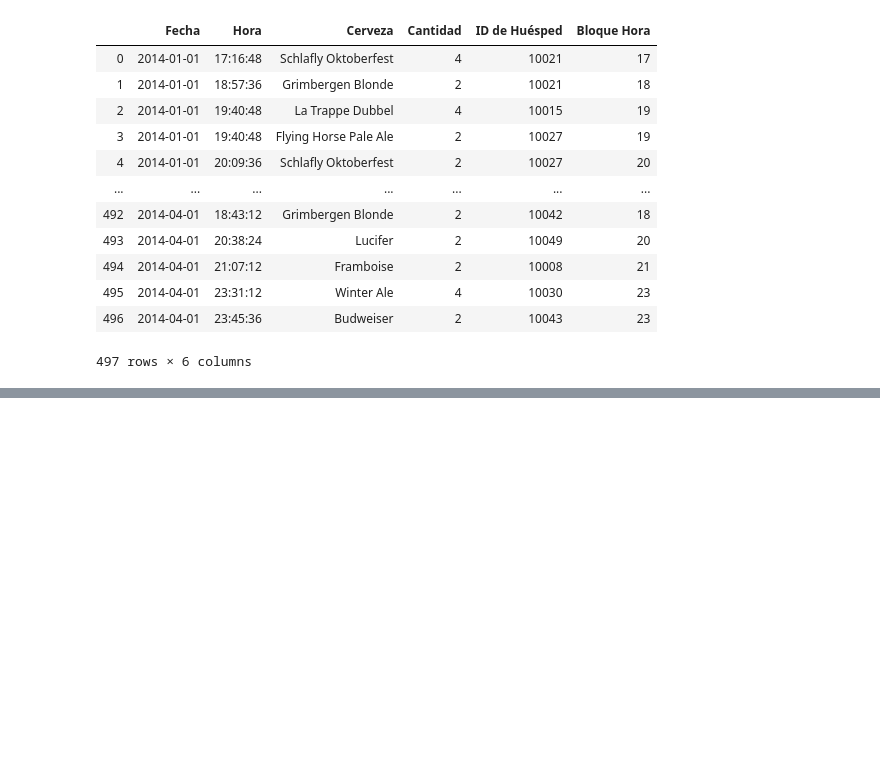
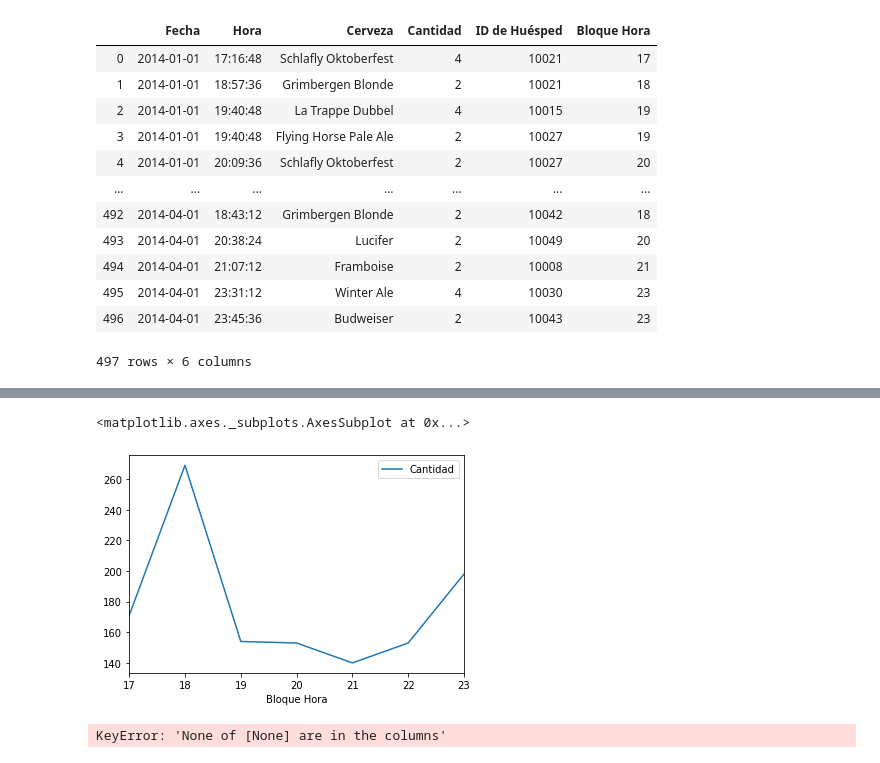
Before and after one commit to IPalos/PythonCrashCourse, a Jupyter notebook: Dia12/Dia12.ipynb, the cells around one changed output, grey strips where cells are left out. Drawn from its saved outputs; the diff is of its cells as text; code cells hidden in the pictures; blank space fills up the shorter version.

```diff
--- a/Dia12/Dia12.ipynb
+++ b/Dia12/Dia12.ipynb
@@ -132,0 +125,9 @@ beers
+# %%
+cervezasTotales.plot()
+# %% [output]
+<matplotlib.axes._subplots.AxesSubplot at 0x...>
+[figure, added]
+# %%
+beers.pivot()
+# %% [output]
+KeyError: 'None of [None] are in the columns'
```
Also changed, not shown: parts of 7 cells of this notebook.
